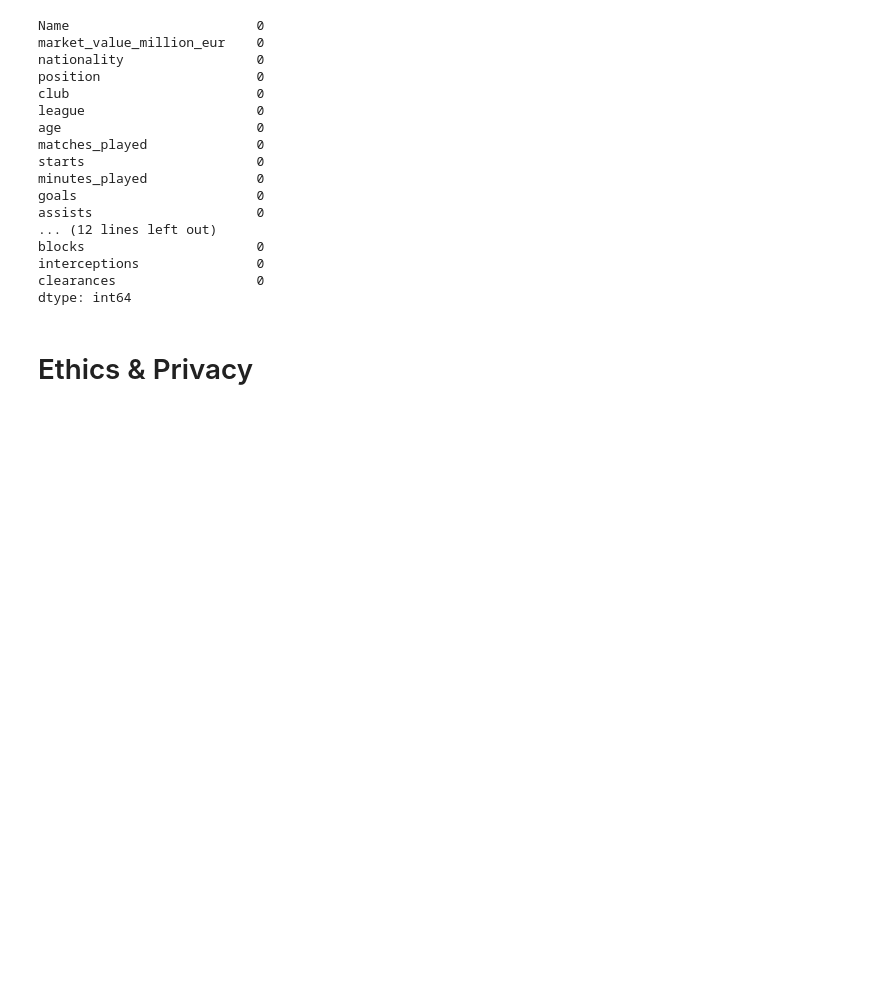
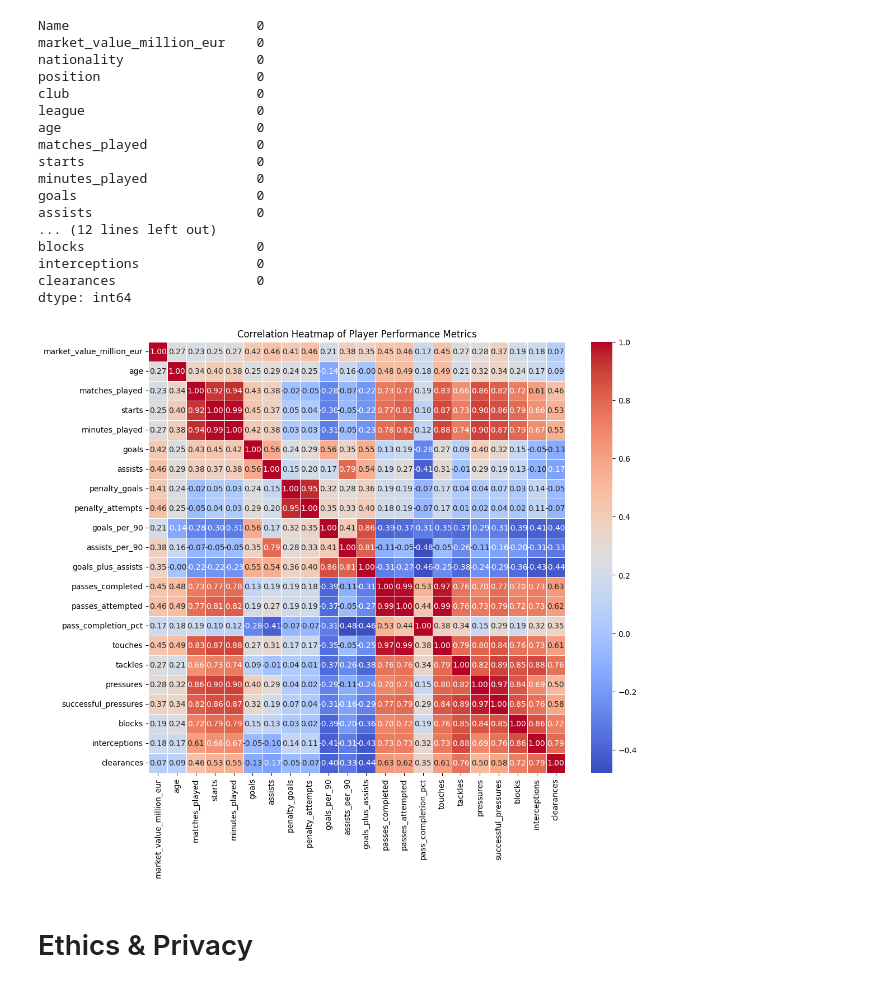
Before and after one commit to karsan377/EPL-Midfielder-Value, a Jupyter notebook: DataCheckpoint_Group110_SP25.ipynb, the cells around one changed output. Saved outputs shown, nothing was run; the diff lists cells and outputs as text; code cells hidden in the pictures; blank space fills up the shorter version.

Commit message:
added correlation heatmap

```diff
--- a/DataCheckpoint_Group110_SP25.ipynb
+++ b/DataCheckpoint_Group110_SP25.ipynb
@@ -321,6 +321,21 @@ blocks                      0
 interceptions               0
 clearances                  0
 dtype: int64
+# %%
+
+# Select only numeric columns
+numeric_df = merged_df.select_dtypes(include='number')
+
+# Compute correlation matrix
+corr = numeric_df.corr()
+
+# Plot heatmap
+plt.figure(figsize=(12,10))
+sns.heatmap(corr, annot=True, fmt=".2f", cmap='coolwarm', linewidths=0.5)
+plt.title('Correlation Heatmap of Player Performance Metrics')
+plt.show()
+# %% [output]
+[figure, added]
 # %% [markdown]
 # Ethics & Privacy
 # %% [markdown]
```
